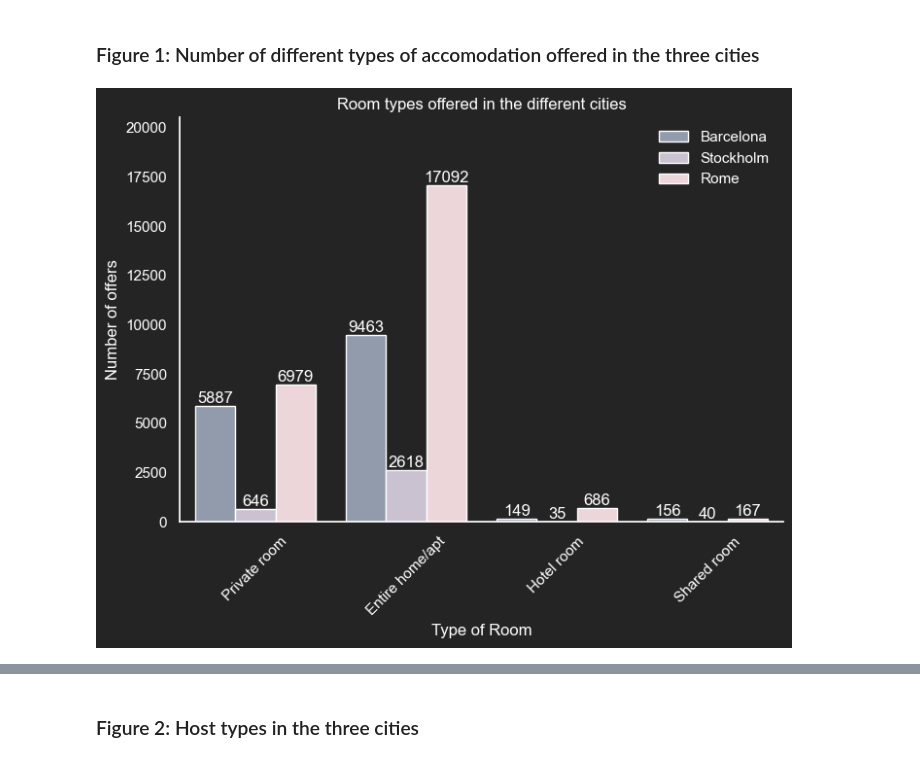
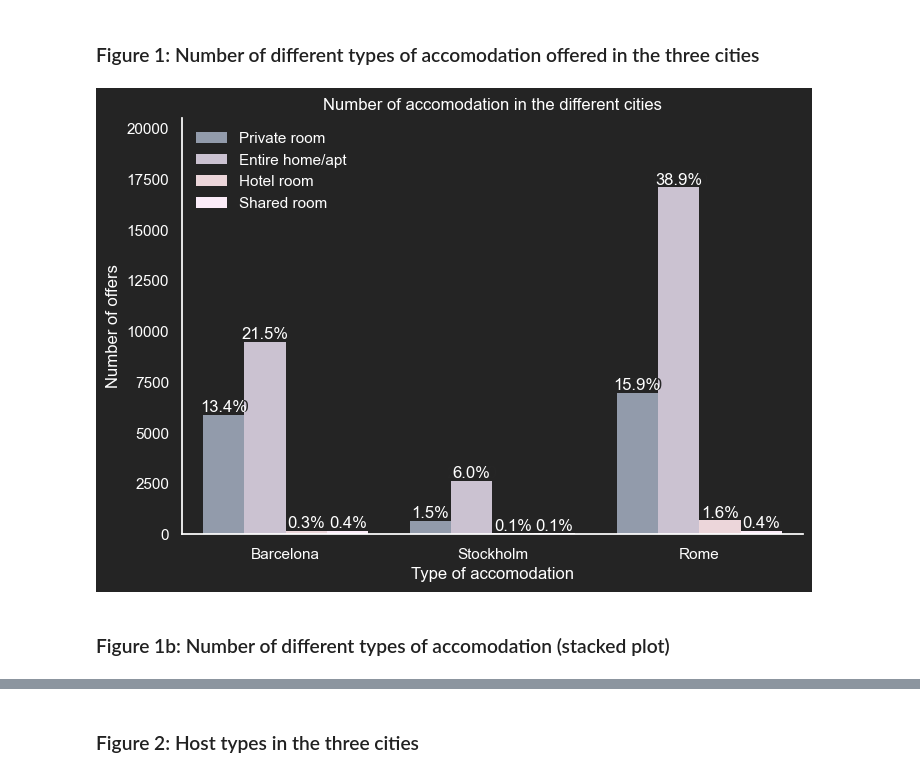
Before and after one commit to scheinmensch/Infringement_Detection_on_Airbnb, a Jupyter notebook: Visualization_3cities.ipynb, the cells around one changed output, grey strips where cells are left out. Cells and saved outputs as stored; diff of their text form; code cells hidden in the pictures.

```diff
--- a/Visualization_3cities.ipynb
+++ b/Visualization_3cities.ipynb
@@ -99,0 +117,2 @@ df_sthlm_part.head()
+# %%
+df_sthlm_part['price'] = df_sthlm_part['price']* 0.0883
@@ -128,6 +156,12 @@ df_rome_part.head()
 | 2 | 137044 | 670337 | Entire home/apt | $216.00 | 3 | single_listing | ROM |
 | 3 | 137157 | 486866 | Entire home/apt | $175.00 | 3 | 4-10_listings | ROM |
 | 4 | 259075 | 1311777 | Entire home/apt | $202.00 | 3 | 2-3_listings | ROM |
+# %%
+df_rome_part['price'] = df_rome_part['price'].str[1:]
+# %%
+df_rome_part['price'] = df_rome_part['price'].str.replace(',', '')
+# %%
+df_rome_part['price'] = pd.to_numeric(df_rome_part['price'])
 # %%
 df_3 = pd.concat([df_bcn_part, df_sthlm_part, df_rome_part], axis=0)
 # %%
@@ -163,39 +197,55 @@ Name: room_type, dtype: int64
 # set the background color to #242424
 sns.set(rc={'axes.facecolor':'#242424', 'figure.facecolor':'#242424'})
 
 # plot the data with a categorical plot
-g = sns.catplot(data=df_3, kind='count', x= 'room_type', hue = 'city',  legend = '', palette = c)
-titel = plt.title('Room types offered in the different cities')
-legend = plt.legend(['Barcelona', 'Stockholm', 'Rome'], loc=1, frameon=False)
+g = sns.catplot(data=df_3, kind='count', x= 'city', hue = 'room_type',  legend = '', palette = c, edgecolor = "none")
+titel = plt.title('Number of accomodation in the different cities')
+legend = plt.legend(['Private room', 'Entire home/apt', 'Hotel room', 'Shared room'], loc=2, frameon=False)
 for text in legend.get_texts():
     text.set_color("white")
 
 # change axes labels and ticks to white
-xlabel = plt.xlabel('Type of Room')
+xlabel = plt.xlabel('Type of accomodation')
 ylabel = plt.ylabel('Number of offers')
 
 xlabel.set_color("white")
 ylabel.set_color("white")
 
-xtick = plt.xticks(rotation=45, color='white')
+xtick = plt.xticks(rotation=0, color='white')
+g.set_xticklabels(['Barcelona','Stockholm','Rome'])
 ytick = plt.yticks(color="white")
 
 titel.set_color("white")
 
 # iterate through axes
 for ax in g.axes.ravel():
-
+    #labels = [1,2,3,4,5,6,7,8,9,10,11,12]
     # add annotations to all bars on the graph
     for label in ax.containers:
         # add custom labels with the labels=labels parameter if needed
-        # labels = [f'{h}' if (h := v.get_height()) > 0 else '' for v in c]
-        ax.bar_label(label, label_type='edge', color = "white")
+        labels = [1,2,3,4,5,6,7,8,9,10,11,12]
+ #   ax.bar_label(label, label_type='edge', color = "white")
     ax.margins(y=0.2)
+
+for container in ax.containers:
+    ax.bar_label(container, fmt='%.1f')
+
+for ax in g.axes.ravel():
+    # add annotations
+    for ca in ax.containers:
+
+        #custom label calculates percent and add an empty string so 0 value bars don't have a number
+        labels = [f'{h/df_3.room_type.count()*100:0.1f}%' if (h := v.get_height()) > 0 else '' for v in ca]
+
+        ax.bar_label(ca, labels=labels, label_type='edge', color ="white")
+
 
 # Turns off grid on the left Axis.
 ax.grid(False)
 
 # set figure size in inches
 g.fig.set_size_inches(8,5);
 # %% [output]
-[figure, old version]
+[figure, new version]
+# %% [markdown]
+### Figure 1b: Number of different types of accomodation (stacked plot)
```
Also changed, not shown: parts of 29 cells of this notebook.
